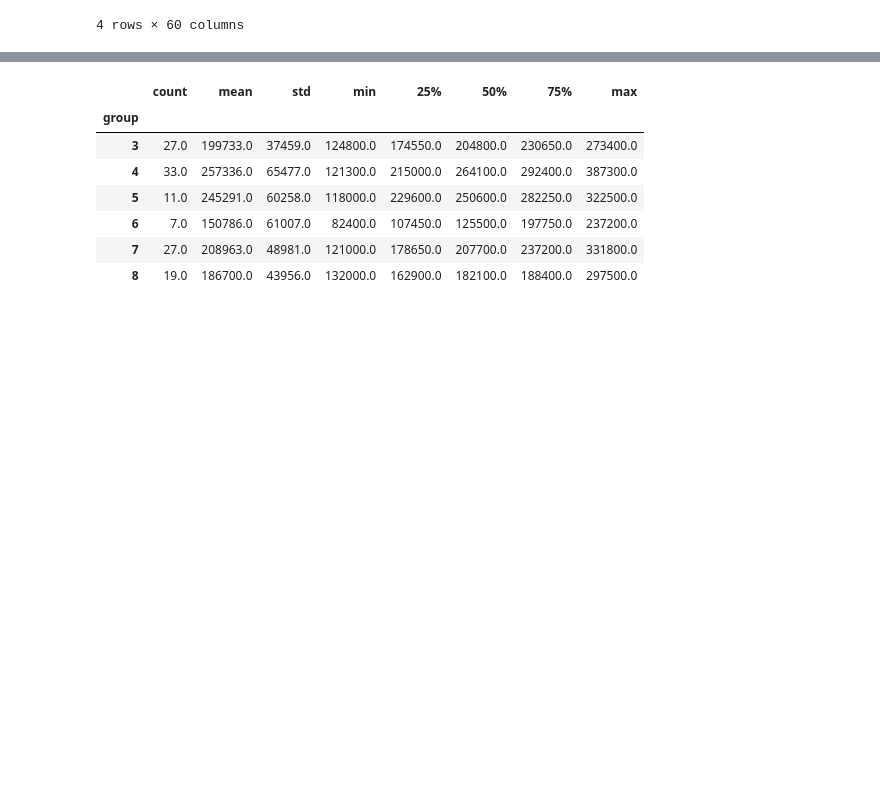
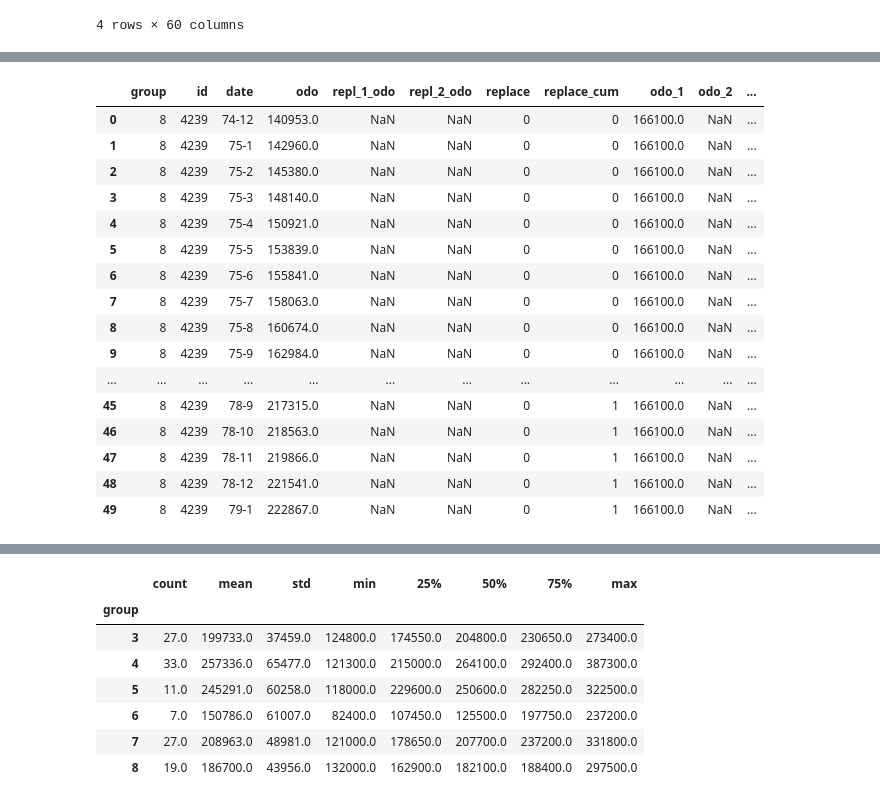
Before and after one commit to eurobae/structural-kr, a Jupyter notebook: 05-NFXP.ipynb, the cells around one changed output, grey strips where cells are left out. Drawn from its saved outputs; the diff is of its cells as text; code cells hidden in the pictures; blank space fills up the shorter version.

```diff
--- a/05-NFXP.ipynb
+++ b/05-NFXP.ipynb
@@ -181,0 +190,15 @@ data
+# %%
+### groupby bus id ######################################################
+
+periods = []
+p = 1
+for d in g_ref["replace"]:
+    if d == 0:
+        periods.append(p)
+        p += 1
+    else:
+        periods.append(p)
+        p = 0
+# %%
+g_ref["periods"] = periods
+g_ref
@@ -181,0 +219,20 @@ data
+# %%
+g_ref.head(50)
+# %% [output]
+|  | group | id | date | odo | repl_1_odo | repl_2_odo | replace | replace_cum | odo_1 | odo_2 | ... |
+| 0 | 8 | 4239 | 74-12 | 140953.0 | NaN | NaN | 0 | 0 | 166100.0 | NaN | ... |
+| 1 | 8 | 4239 | 75-1 | 142960.0 | NaN | NaN | 0 | 0 | 166100.0 | NaN | ... |
+| 2 | 8 | 4239 | 75-2 | 145380.0 | NaN | NaN | 0 | 0 | 166100.0 | NaN | ... |
+| 3 | 8 | 4239 | 75-3 | 148140.0 | NaN | NaN | 0 | 0 | 166100.0 | NaN | ... |
+| 4 | 8 | 4239 | 75-4 | 150921.0 | NaN | NaN | 0 | 0 | 166100.0 | NaN | ... |
+| 5 | 8 | 4239 | 75-5 | 153839.0 | NaN | NaN | 0 | 0 | 166100.0 | NaN | ... |
+| 6 | 8 | 4239 | 75-6 | 155841.0 | NaN | NaN | 0 | 0 | 166100.0 | NaN | ... |
+| 7 | 8 | 4239 | 75-7 | 158063.0 | NaN | NaN | 0 | 0 | 166100.0 | NaN | ... |
+| 8 | 8 | 4239 | 75-8 | 160674.0 | NaN | NaN | 0 | 0 | 166100.0 | NaN | ... |
+| 9 | 8 | 4239 | 75-9 | 162984.0 | NaN | NaN | 0 | 0 | 166100.0 | NaN | ... |
+| ... | ... | ... | ... | ... | ... | ... | ... | ... | ... | ... | ... |
+| 45 | 8 | 4239 | 78-9 | 217315.0 | NaN | NaN | 0 | 1 | 166100.0 | NaN | ... |
+| 46 | 8 | 4239 | 78-10 | 218563.0 | NaN | NaN | 0 | 1 | 166100.0 | NaN | ... |
+| 47 | 8 | 4239 | 78-11 | 219866.0 | NaN | NaN | 0 | 1 | 166100.0 | NaN | ... |
+| 48 | 8 | 4239 | 78-12 | 221541.0 | NaN | NaN | 0 | 1 | 166100.0 | NaN | ... |
+| 49 | 8 | 4239 | 79-1 | 222867.0 | NaN | NaN | 0 | 1 | 166100.0 | NaN | ... |
```
Also changed, not shown: parts of 13 cells of this notebook.
